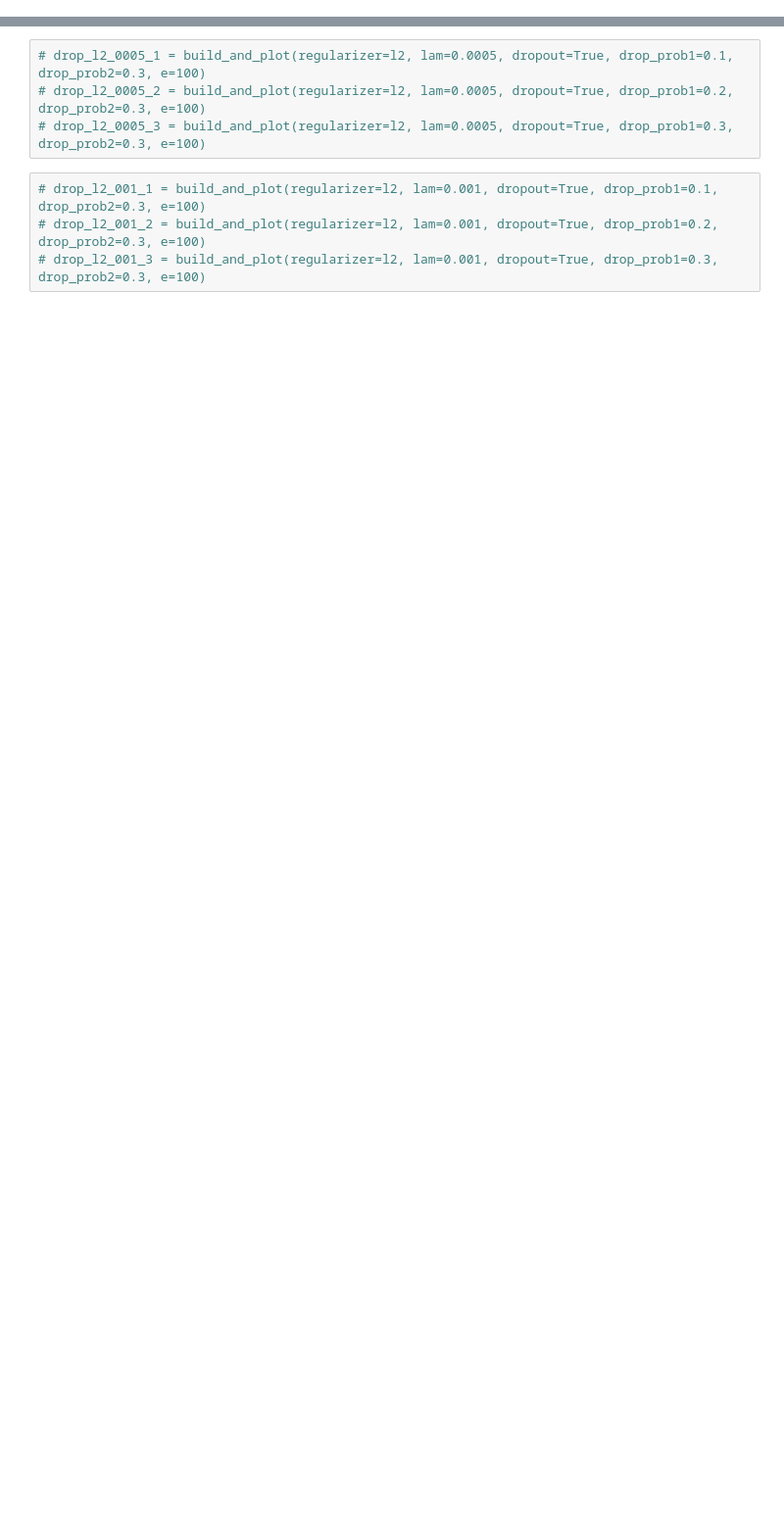
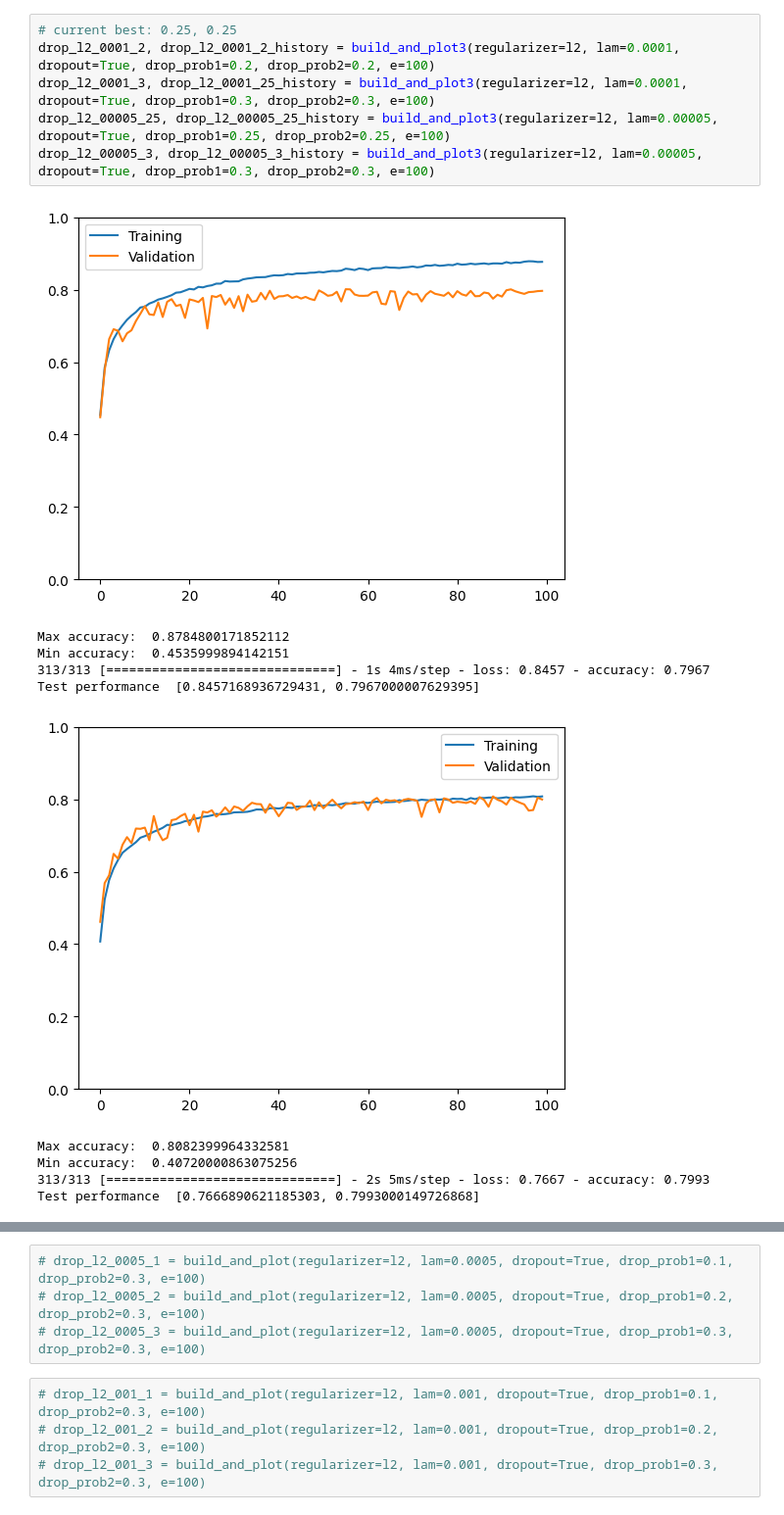
Before and after one commit to alexngUNC/FNN-Regularization, a Jupyter notebook: cifar-10DropL2.ipynb, the cells around one changed output, grey strips where cells are left out. Shown: that part at 98% size. Saved outputs shown, nothing was run; the diff lists cells and outputs as text; blank space fills up the shorter version.

```diff
--- a/cifar-10DropL2.ipynb
+++ b/cifar-10DropL2.ipynb
@@ -122,0 +210,17 @@ Testing set: 10000
+# %%
+# current best: 0.25, 0.25
+drop_l2_0001_2, drop_l2_0001_2_history = build_and_plot3(regularizer=l2, lam=0.0001, dropout=True, drop_prob1=0.2, drop_prob2=0.2, e=100)
+drop_l2_0001_3, drop_l2_0001_25_history = build_and_plot3(regularizer=l2, lam=0.0001, dropout=True, drop_prob1=0.3, drop_prob2=0.3, e=100)
+drop_l2_00005_25, drop_l2_00005_25_history = build_and_plot3(regularizer=l2, lam=0.00005, dropout=True, drop_prob1=0.25, drop_prob2=0.25, e=100)
+drop_l2_00005_3, drop_l2_00005_3_history = build_and_plot3(regularizer=l2, lam=0.00005, dropout=True, drop_prob1=0.3, drop_prob2=0.3, e=100)
+# %% [output]
+[figure, added]
+Max accuracy:  0.8784800171852112
+Min accuracy:  0.4535999894142151
+313/313 [==============================] - 1s 4ms/step - loss: 0.8457 - accuracy: 0.7967
+Test performance  [0.8457168936729431, 0.7967000007629395]
+[figure, added]
+Max accuracy:  0.8082399964332581
+Min accuracy:  0.40720000863075256
+313/313 [==============================] - 2s 5ms/step - loss: 0.7667 - accuracy: 0.7993
+Test performance  [0.7666890621185303, 0.7993000149726868]
```
Also changed, not shown: parts of 9 cells of this notebook, 1 other file.
